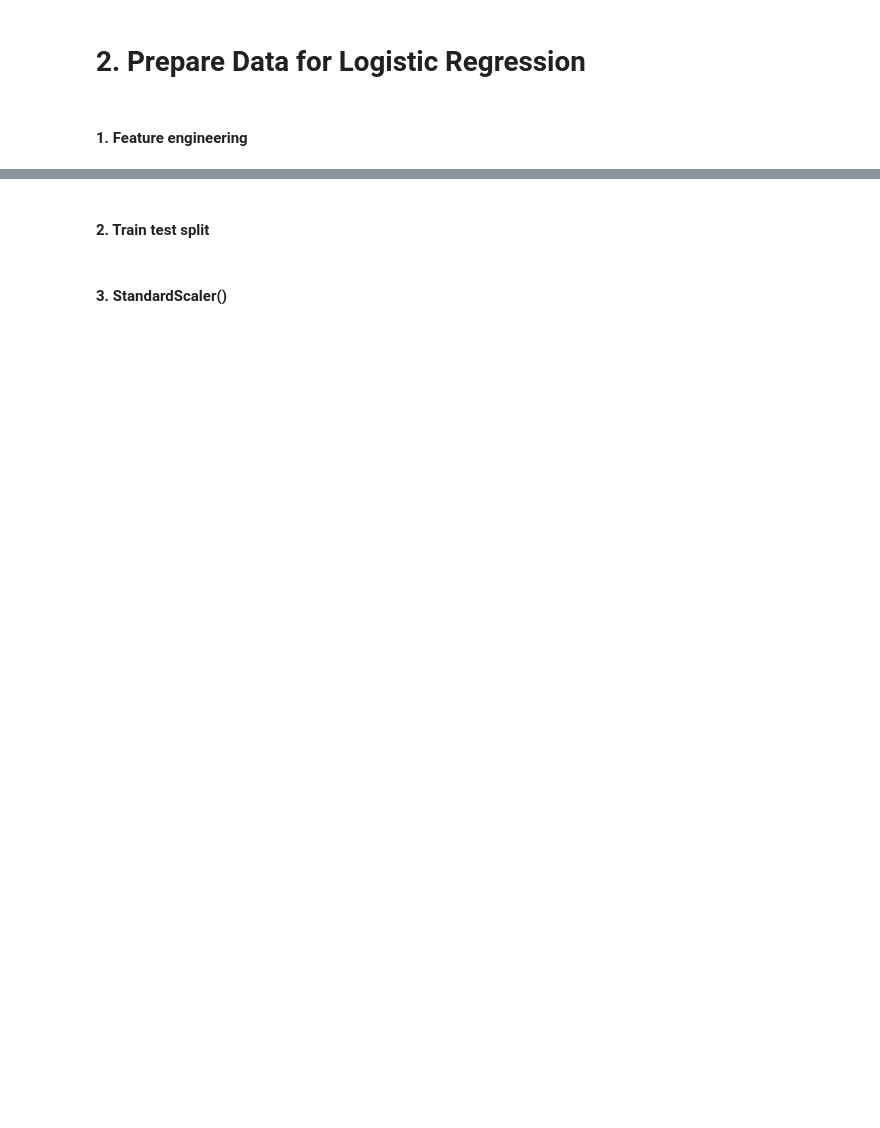
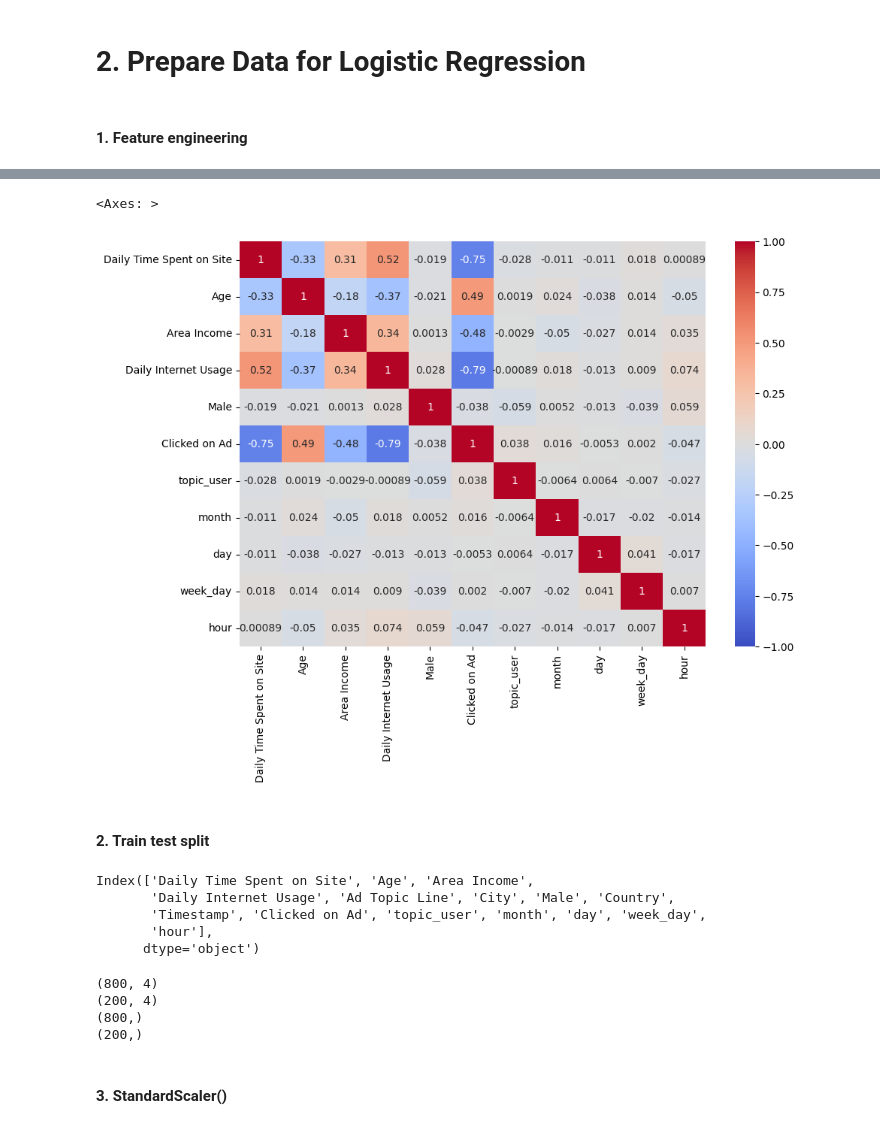
Before and after one commit to MNievas12/2411_dsft_thebridge, a Jupyter notebook: 3-Machine_Learning/1-Supervisado/2-Classification/4-Logistic_Regression/ejercicios/Logistic-regression predict-ad-click.ipynb, the cells around one changed output, grey strips where cells are left out. Drawn from its saved outputs; the diff is of its cells as text; code cells hidden in the pictures; blank space fills up the shorter version.

```diff
--- a/3-Machine_Learning/1-Supervisado/2-Classification/4-Logistic_Regression/ejercicios/Logistic-regression predict-ad-click.ipynb
+++ b/3-Machine_Learning/1-Supervisado/2-Classification/4-Logistic_Regression/ejercicios/Logistic-regression predict-ad-click.ipynb
@@ -26,0 +161,3 @@ This data set contains the following features:
+# %%
+df['Ad Topic Line'] = df['Ad Topic Line'].str.lower()
+df[df['Ad Topic Line'].str.contains('user')][['Clicked on Ad']].value_counts(normalize=True)
@@ -26,0 +169,3 @@ This data set contains the following features:
+# %%
+df['topic_user'] = np.where(df['Ad Topic Line'].str.contains('user'), 1, 0)
+df.head()
@@ -26,0 +220,3 @@ This data set contains the following features:
+# %%
+df['Timestamp'] = pd.to_datetime(df['Timestamp'])
+df.info()
@@ -26,0 +242,10 @@ This data set contains the following features:
+# %%
+df['month'] = df['Timestamp'].dt.month
+df['day'] = df['Timestamp'].dt.day
+df['week_day'] = df['Timestamp'].dt.weekday
+df['hour'] = df['Timestamp'].dt.hour
+# Es fin de semena..
+# Día o noche
+# Mañana o tarde
+# Periodo comercial concreto (Navidades, blackfriday, ...)
+# Clave foránea
@@ -27,3 +284,17 @@ This data set contains the following features:
+# %%
+plt.figure(figsize=(10,7))
+sns.heatmap(df.corr(numeric_only=True), annot=True, cmap="coolwarm", vmin=-1)
+# %% [output]
+<Axes: >
+[figure, added]
 # %% [markdown]
 
 #### 2. Train test split
+# %%
+df.columns
+# %% [output]
+Index(['Daily Time Spent on Site', 'Age', 'Area Income',
+       'Daily Internet Usage', 'Ad Topic Line', 'City', 'Male', 'Country',
+       'Timestamp', 'Clicked on Ad', 'topic_user', 'month', 'day', 'week_day',
+       'hour'],
+      dtype='object')
@@ -30,3 +306,13 @@ This data set contains the following features:
+# %%
+print(X_train.shape)
+print(X_test.shape)
+print(y_train.shape)
+print(y_test.shape)
+# %% [output]
+(800, 4)
+(200, 4)
+(800,)
+(200,)
 # %% [markdown]
 
 #### 3. StandardScaler()
```
Also changed, not shown: parts of 52 cells of this notebook.
